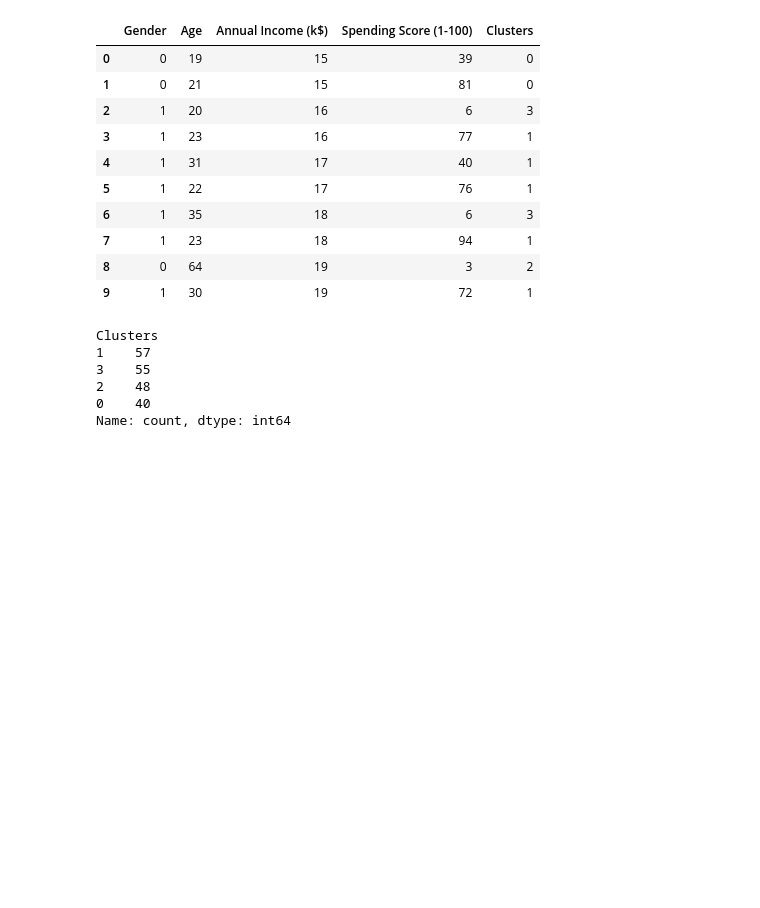
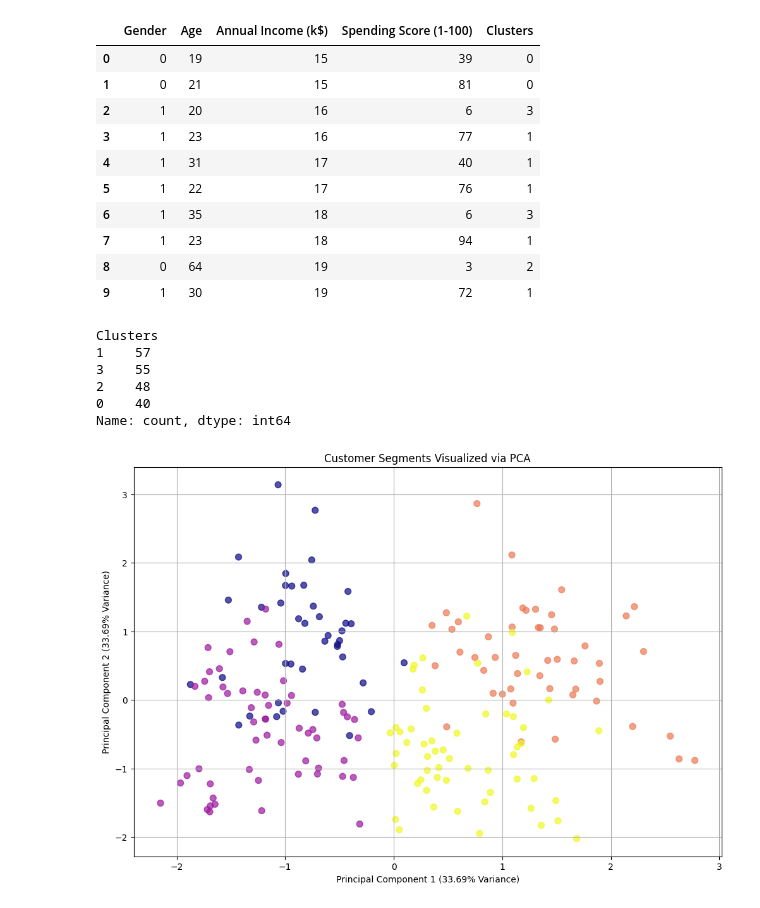
Before and after one commit to kamijoseph/Mall-Customer-Segmentation, a Jupyter notebook: notebooks/main.ipynb, the cells around one changed output. Drawn from its saved outputs; the diff is of its cells as text; code cells hidden in the pictures; blank space fills up the shorter version.

Commit message:
dataframe for pca results and other cluster labels

```diff
--- a/notebooks/main.ipynb
+++ b/notebooks/main.ipynb
@@ -281,3 +281,21 @@ pca_df = pd.DataFrame(
     ]
 )
 pca_df["Clusters"] = cluster_labels
+# %%
+# plotting the 2D projection
+plt.figure(figsize=(12, 8))
+scatter = plt.scatter(
+    pca_df["Principal Component 1"],
+    pca_df["Principal Component 2"],
+    c=pca_df["Clusters"],
+    cmap="plasma",
+    alpha=0.7,
+    s=50
+)
+plt.xlabel("Principal Component 1 ({:.2f}% Variance)".format(pca.explained_variance_ratio_[0] * 100))
+plt.ylabel("Principal Component 2 ({:.2f}% Variance)".format(pca.explained_variance_ratio_[0] * 100))
+plt.title("Customer Segments Visualized via PCA")
+plt.grid(True)
+plt.show()
+# %% [output]
+[figure, added]
```
Also changed, not shown: parts of 4 cells of this notebook.
